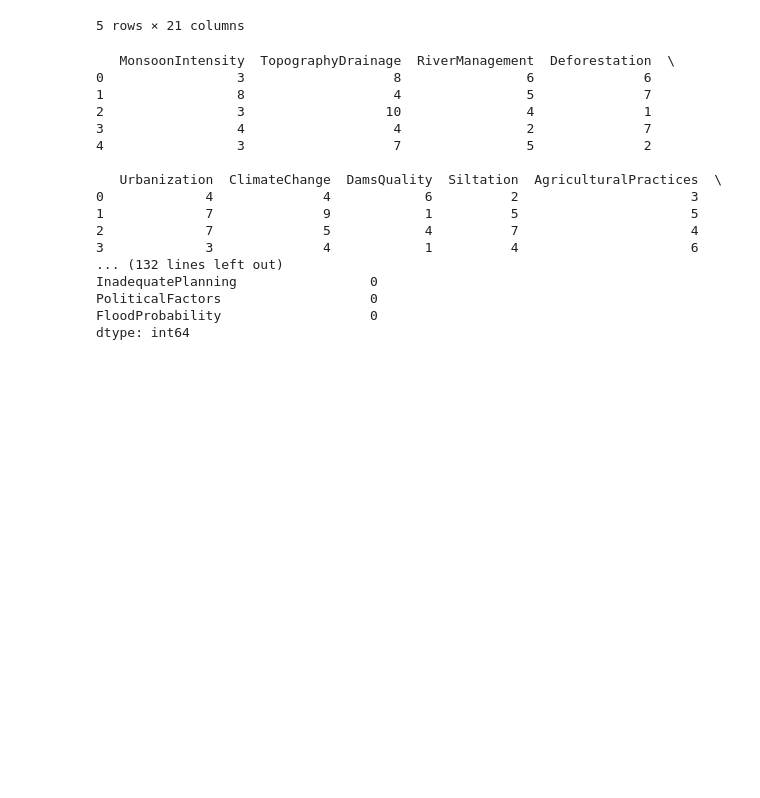
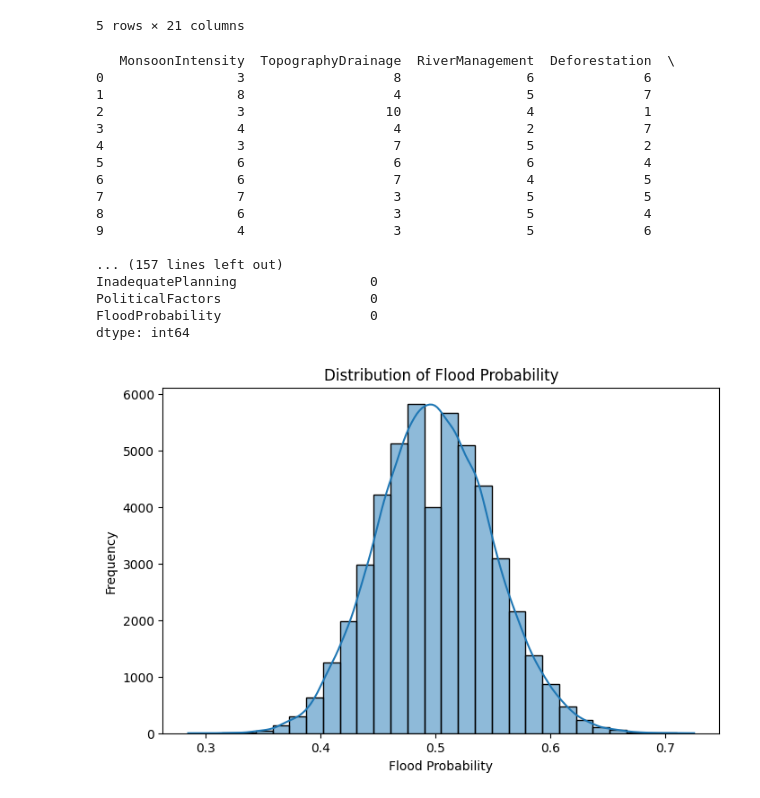
Before and after one commit to ushasri19/floodPrediction-and-Warning, a Jupyter notebook: flood_analysis.ipynb, the cells around one changed output. Drawn from its saved outputs; the diff is of its cells as text; code cells hidden in the pictures; blank space fills up the shorter version.

```diff
--- a/flood_analysis.ipynb
+++ b/flood_analysis.ipynb
@@ -47,7 +47,7 @@ import pandas as pd
 df = pd.read_csv("flood.csv")
 
 # Display first few rows
-print(df.head())
+print(df.head(10))
 
 # Check data types and non-null counts
 print(df.info())
@@ -64,14 +64,25 @@ print(df.isnull().sum())
 2                 3                  10                4              1
 3                 4                   4                2              7
 4                 3                   7                5              2
+5                 6                   6                6              4
+6                 6                   7                4              5
+7                 7                   3                5              5
+8                 6                   3                5              4
+9                 4                   3                5              6
 
-   Urbanization  ClimateChange  DamsQuality  Siltation  AgriculturalPractices  \
-0             4              4            6          2                      3
-1             7              9            1          5                      5
-2             7              5            4          7                      4
-3             3              4            1          4                      6
-... (132 lines left out)
+... (157 lines left out)
 InadequatePlanning                 0
 PoliticalFactors                   0
 FloodProbability                   0
 dtype: int64
+# %%
+# Histogram of a key variable, e.g., 'FloodProbability'
+#Distribution of flood probability
+plt.figure(figsize=(8, 5))
+sns.histplot(data['FloodProbability'], bins=30, kde=True)
+plt.title('Distribution of Flood Probability')
+plt.xlabel('Flood Probability')
+plt.ylabel('Frequency')
+plt.show()
+# %% [output]
+[figure, added]
```
Also changed, not shown: parts of 9 cells of this notebook.
